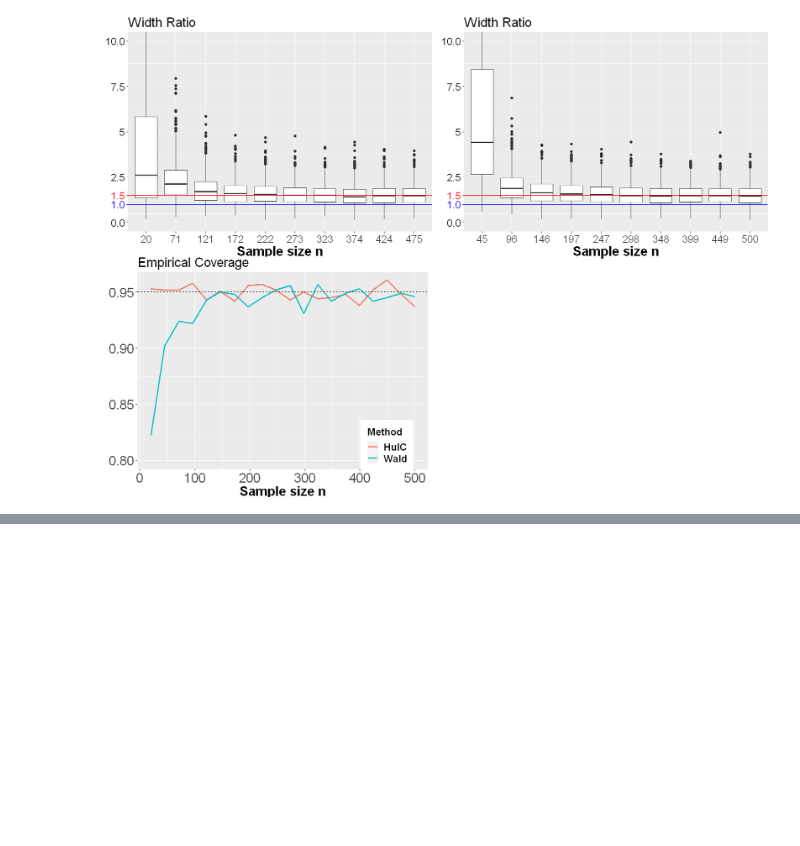
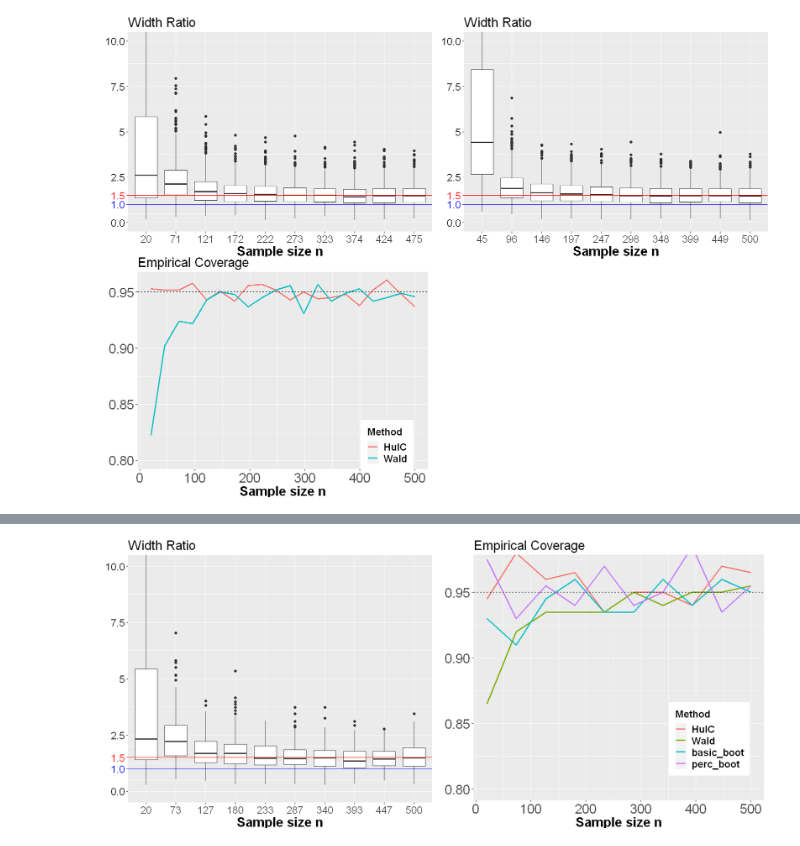
Before and after one commit to Arun-Kuchibhotla/HulC, a Jupyter notebook: R/Comparison of HulC and Wald intervals 2.ipynb, the cells around one changed output, grey strips where cells are left out. Drawn from its saved outputs; the diff is of its cells as text; code cells hidden in the pictures; blank space fills up the shorter version.

```diff
--- a/R/Comparison of HulC and Wald intervals 2.ipynb
+++ b/R/Comparison of HulC and Wald intervals 2.ipynb
@@ -193,0 +294,71 @@ gridExtra::grid.arrange(g1, g1p, g2, ncol=2)
+# %%
+new_width_mat<- width_mat[width_mat$name == "HulC",]
+new_width_mat$value <- new_width_mat$value/width_mat[width_mat$name == "Wald","value"]
+tmp_width_mat <- new_width_mat[new_width_mat$value <= 7.5,]
+
+nsamp_seq <- round(seq(20, 500, length = 10))
+name_seq <- c("HulC", "Wald", "basic_boot", "perc_boot")
+grid_new <- expand.grid(nsamp_seq, name_seq)
+colnames(grid_new) <- c("nsamp", "name")
+col.cov<- data.frame(cov = rep(0, nrow(grid_new)), nsamp = grid_new$nsamp, name = grid_new$name)
+for(idx in 1:nrow(grid_new)){
+  temp.width <- cov_mat[cov_mat$nsamp==grid_new[idx,"nsamp"],]
+  temp.width2 <- temp.width[temp.width$name==grid_new[idx,"name"],]
+  col.cov[idx,1] <- mean(temp.width2$value)
+}
+# %%
+new_width_mat1 <- new_width_mat[new_width_mat$nsamp %in% nsamp_seq[seq(1,10,by=1)],]
+# new_width_mat2 <- new_width_mat[new_width_mat$nsamp %in% nsamp_seq[seq(2,10,by=1)],]
+g1 <- ggplot(data= new_width_mat1, mapping= aes(x=as.factor(nsamp), y =value)) +
+  geom_boxplot()+geom_hline(yintercept = 1.5,color="red")+labs(x="Sample size n", title = "Width Ratio", y = "")+theme(
+    axis.text.x = element_text(size = 15),
+    axis.text.y = element_text(size = 15),
+    axis.title=element_text(size=20,face="bold"),
+    strip.text = element_text(size=20,face = "bold"),
+    plot.margin = unit(c(0, 0, 0, -0.2), "cm"),
+    plot.title = element_text(size=20)) +
+  geom_hline(yintercept=1,color="blue") +
+  coord_cartesian(xlim = NULL, ylim = c(0, 10)) +
+  scale_y_continuous(breaks=c(0, 1, 1.5, 2.5, 5, 7.5, 10),
+                    labels=c("0.0", "1.0", "1.5", "2.5", "5", "7.5", "10.0")) +
+  theme(axis.text.y = element_text(color = c("black", "blue", "red", "black", "black", "black", "black")),
+                                  axis.ticks.y = element_line(color = c("black", "blue", "red", "black", "black", "black", "black"),
+                                size = c(.5,0.5,0.5,.5,.5,.5,.5)))
+# g1p <- ggplot(data= new_width_mat2, mapping= aes(x=as.factor(nsamp), y =value)) +
+#   geom_boxplot()+geom_hline(yintercept = 1.5,color="red")+labs(x="Sample size n", title = "Width Ratio", y = "")+theme(
+#     axis.text.x = element_text(size = 15),
+#     axis.text.y = element_text(size = 15),
+#     axis.title=element_text(size=20,face="bold"),
+#     strip.text = element_text(size=20,face = "bold"),
+#     plot.margin = unit(c(0, 0, 0, -0.2), "cm"),
+#     plot.title = element_text(size=20)) +
+#   geom_hline(yintercept=1,color="blue") +
+#   coord_cartesian(xlim = NULL, ylim = c(0, 10)) +
+#   scale_y_continuous(breaks=c(0, 1, 1.5, 2.5, 5, 7.5, 10),
+#                     labels=c("0.0", "1.0", "1.5", "2.5", "5", "7.5", "10.0")) +
+#   theme(axis.text.y = element_text(color = c("black", "blue", "red", "black", "black", "black", "black")),
+#                                   axis.ticks.y = element_line(color = c("black", "blue", "red", "black", "black", "black", "black"),
+#                                 size = c(.5,0.5,0.5,.5,.5,.5,.5)))
+
+g2 <- ggplot(data= col.cov, mapping= aes(x=nsamp, y =cov, col=as.factor(name), group= as.factor(name))) +
+  geom_line(size = 1.1) + geom_hline(yintercept = 0.95, linetype = 2) + coord_cartesian(xlim = NULL, ylim = c(0.80, 0.97))+theme(
+    legend.position = c(0.95, .4),
+    legend.justification = c("right", "top"),
+    legend.box.just = "right",
+    legend.margin = margin(10, 10, 10, 10),
+    legend.text=element_text(size=15, face = "bold"),
+    legend.title=element_text(size = 15, face = "bold"),
+    axis.text.x=element_text(size = 20),
+    axis.text.y=element_text(size=20),
+    axis.title=element_text(size=20,face="bold"),
+    strip.text = element_text(size=20,face = "bold"),
+    plot.margin = unit(c(0,0.2,0,0), "cm"),
+    plot.title=element_text(size=20),
+    axis.text=element_text(size=12)
+  )+ scale_color_discrete("Method")+labs(x = "Sample size n", title = "Empirical Coverage", y = "")
+
+options(repr.plot.width=14, repr.plot.height=6)
+# gridExtra::grid.arrange(g1, g1p, g2, ncol=2)
+gridExtra::grid.arrange(g1, g2, ncol=2)
+# %% [output]
+[figure, added]
```
Also changed, not shown: parts of 4 cells of this notebook.
